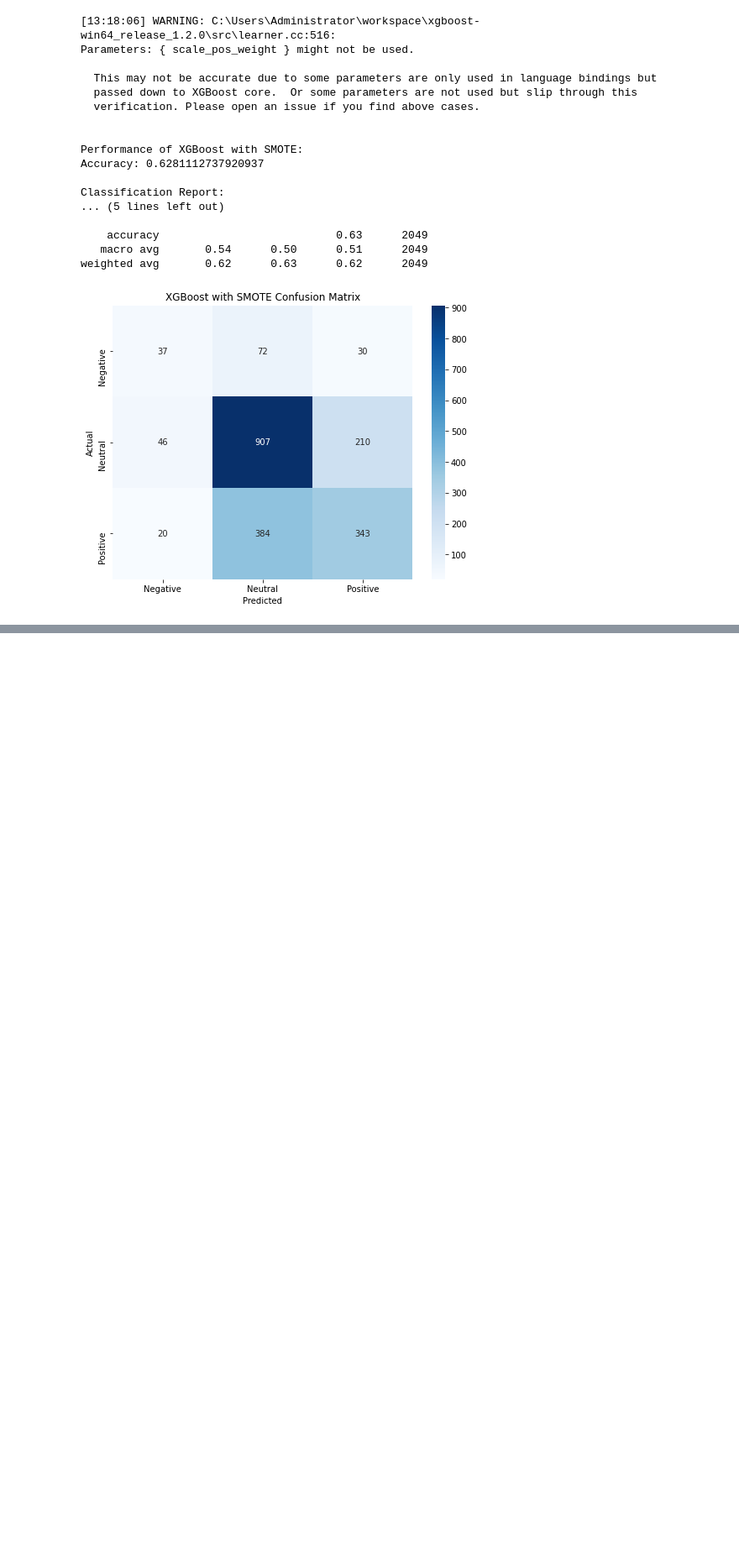
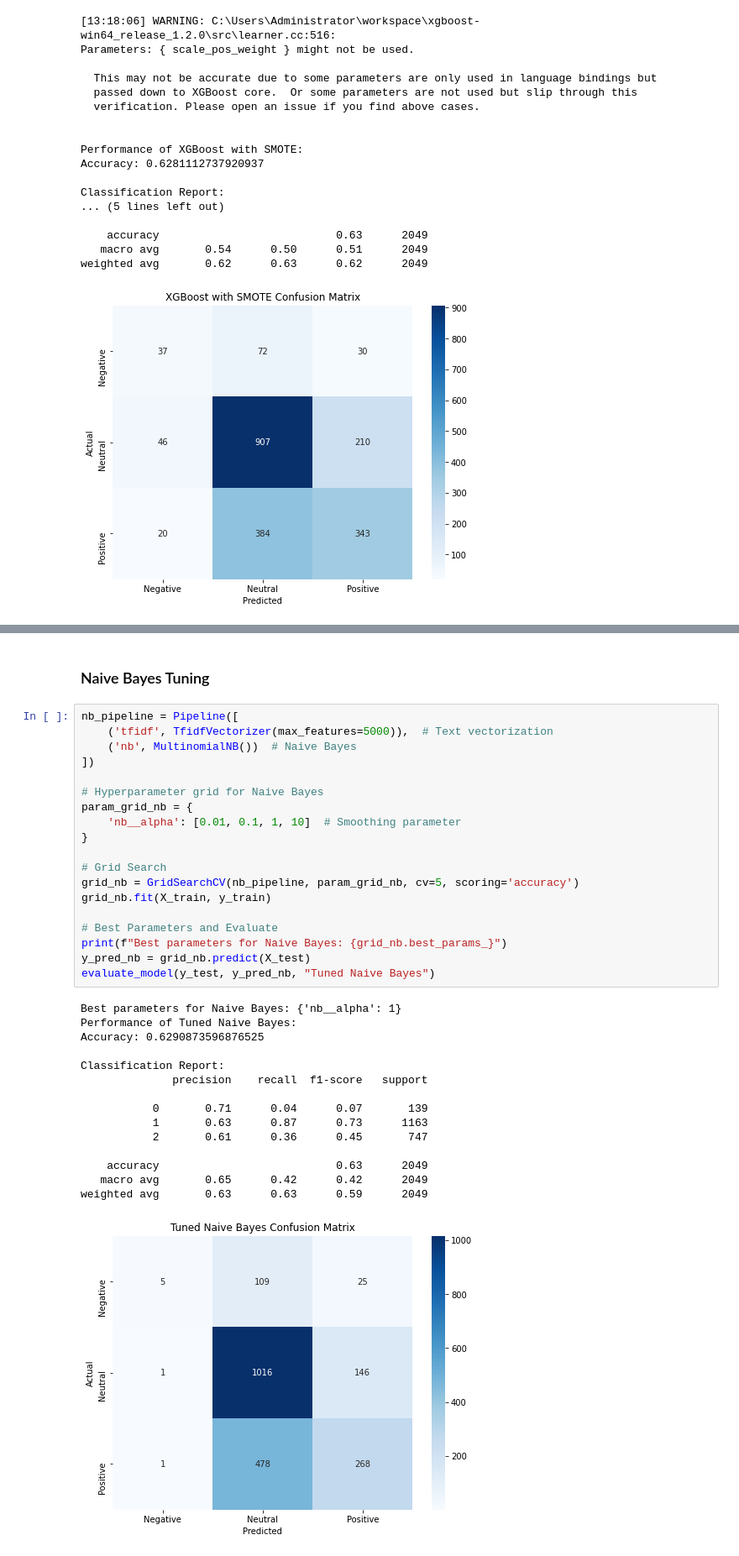
Before and after one commit to KImondorose/Deciphering-the-Public-Opinion-on-Apple, a Jupyter notebook: work_in_progress/dave.ipynb, the cells around one changed output, grey strips where cells are left out. Shown at 84% size. Drawn from its saved outputs; the diff is of its cells as text; blank space fills up the shorter version.

```diff
--- a/work_in_progress/dave.ipynb
+++ b/work_in_progress/dave.ipynb
@@ -710,0 +833,37 @@ weighted avg       0.62      0.63      0.62      2049
+# %% [markdown]
+### Naive Bayes Tuning
+# %%
+nb_pipeline = Pipeline([
+    ('tfidf', TfidfVectorizer(max_features=5000)),  # Text vectorization
+    ('nb', MultinomialNB())  # Naive Bayes
+])
+
+# Hyperparameter grid for Naive Bayes
+param_grid_nb = {
+    'nb__alpha': [0.01, 0.1, 1, 10]  # Smoothing parameter
+}
+
+# Grid Search
+grid_nb = GridSearchCV(nb_pipeline, param_grid_nb, cv=5, scoring='accuracy')
+grid_nb.fit(X_train, y_train)
+
+# Best Parameters and Evaluate
+print(f"Best parameters for Naive Bayes: {grid_nb.best_params_}")
+y_pred_nb = grid_nb.predict(X_test)
+evaluate_model(y_test, y_pred_nb, "Tuned Naive Bayes")
+# %% [output]
+Best parameters for Naive Bayes: {'nb__alpha': 1}
+Performance of Tuned Naive Bayes:
+Accuracy: 0.6290873596876525
+
+Classification Report:
+              precision    recall  f1-score   support
+
+           0       0.71      0.04      0.07       139
+           1       0.63      0.87      0.73      1163
+           2       0.61      0.36      0.45       747
+
+    accuracy                           0.63      2049
+   macro avg       0.65      0.42      0.42      2049
+weighted avg       0.63      0.63      0.59      2049
+[figure, added]
```
Also changed, not shown: parts of 8 cells of this notebook.
